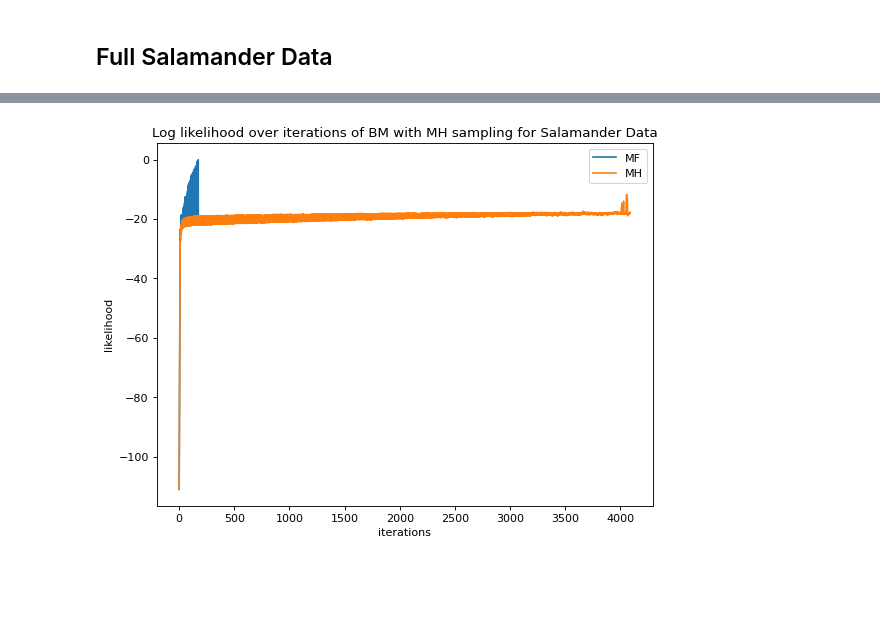
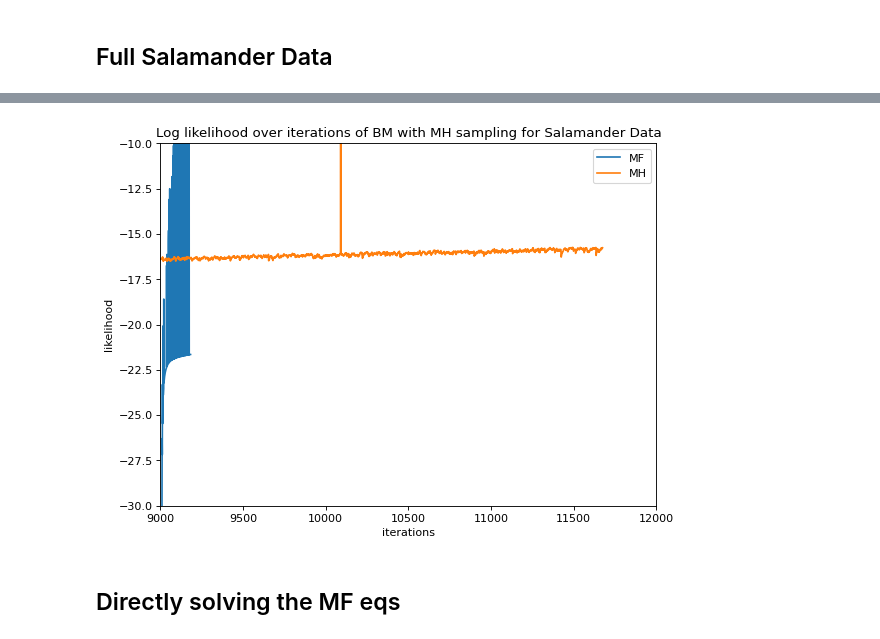
Before and after one commit to Dirrenvv99/Advanced-Machine-Learning, a Jupyter notebook: Week 8/BM.ipynb, the cells around one changed output, grey strips where cells are left out. Drawn from its saved outputs; the diff is of its cells as text; code cells hidden in the pictures; blank space fills up the shorter version.

```diff
--- a/Week 8/BM.ipynb
+++ b/Week 8/BM.ipynb
@@ -838,13 +868,15 @@ double:  0.07117468586044079
 # %%
 plt.figure(figsize = (8,6), dpi = 80, facecolor=(1, 1, 1))
-plt.plot([x for x in range(len(liks_mf_160))], liks_mf_160, label = "MF")
-plt.plot([x for x in range(len(liks_mh_160_cor))], liks_mh_160_cor, label = "MH")
+plt.plot([x + 9000 for x in range(len(liks_mf_160))], liks_mf_160, label = "MF")
+plt.plot([x for x in range(len(liks_mh_160_cor_250))], liks_mh_160_cor_250, label = "MH")
 plt.legend()
 plt.xlabel("iterations")
-# plt.xlim([7500,9000])
-# plt.ylim([-30,-20])
+plt.xlim([9000,12000])
+plt.ylim([-30,-10])
 plt.ylabel("likelihood")
 plt.title("Log likelihood over iterations of BM with MH sampling for Salamander Data")
 plt.show()
 # %% [output]
-[figure, old version]
+[figure, new version]
+# %% [markdown]
+## Directly solving the MF eqs
```
Also changed, not shown: parts of 12 cells of this notebook.
